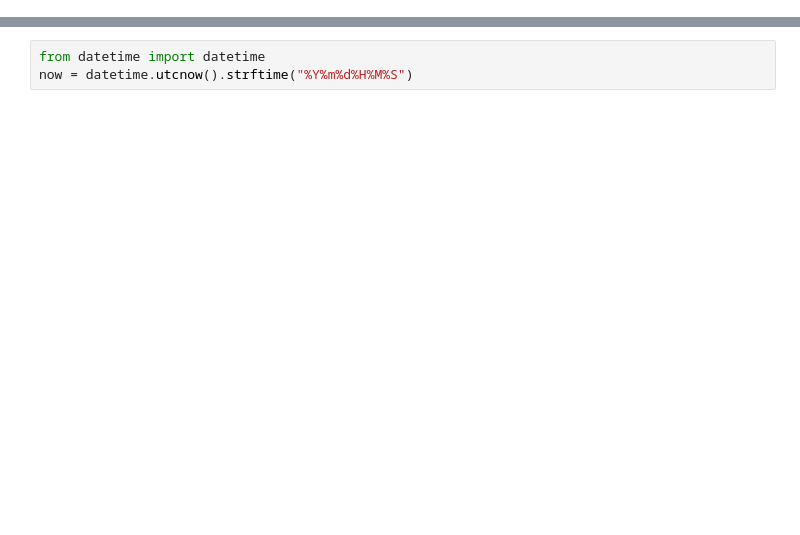
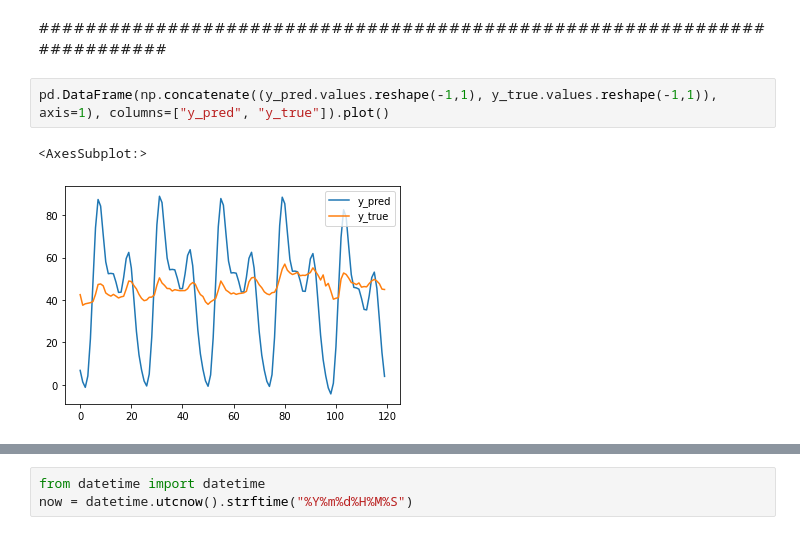
Before and after one commit to matteo-martignon/Thermic-Energy-Forecast, a Jupyter notebook: PROPHET.ipynb, the cells around one changed output, grey strips where cells are left out. Saved outputs shown, nothing was run; the diff lists cells and outputs as text; blank space fills up the shorter version.

```diff
--- a/PROPHET.ipynb
+++ b/PROPHET.ipynb
@@ -264,0 +102,7 @@ len(df_test)
+# %% [markdown]
+#########################################################################
+# %%
+pd.DataFrame(np.concatenate((y_pred.values.reshape(-1,1), y_true.values.reshape(-1,1)), axis=1), columns=["y_pred", "y_true"]).plot()
+# %% [output]
+<AxesSubplot:>
+[figure, added]
```
Also changed, not shown: parts of 63 cells of this notebook, 12 other files.
